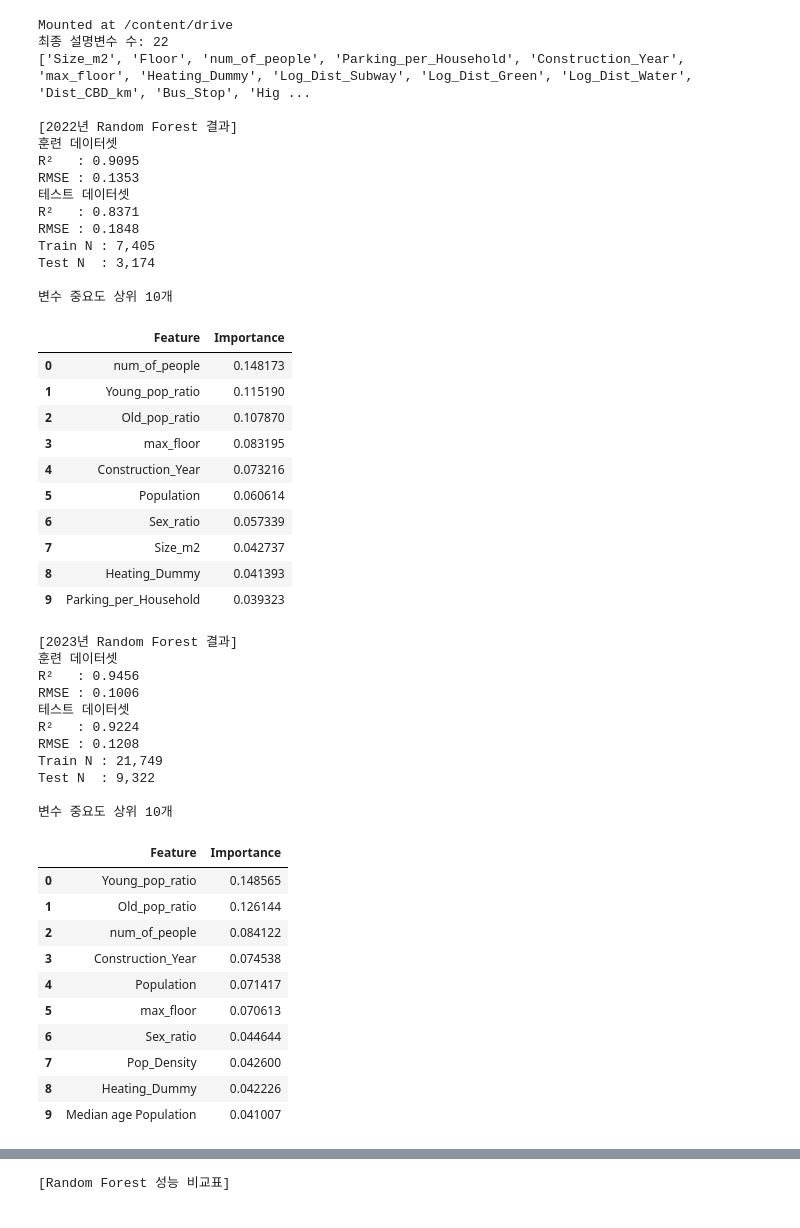
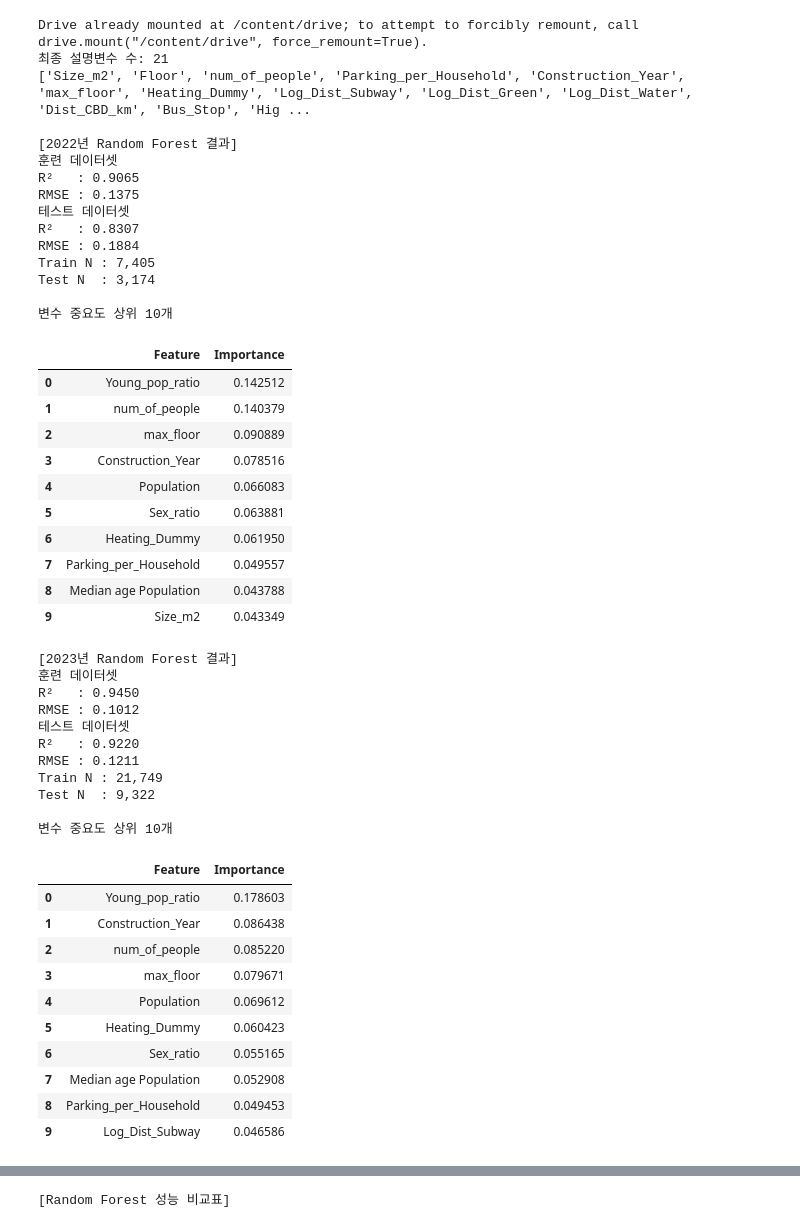
Before and after one commit to Le2se0hy/XAI_An, a Jupyter notebook: RF.ipynb, the cells around one changed output, grey strips where cells are left out. Drawn from its saved outputs; the diff is of its cells as text; code cells hidden in the pictures.

Commit message:
Old Population 변수 삭제

```diff
--- a/RF.ipynb
+++ b/RF.ipynb
@@ -66,7 +66,6 @@ def prepare_seoul_df_final(df_input):
         "Sex_ratio",
         "Pop. Density",
         "Median age Population",
-        "Old Population",
         "Young Population",
         "Year_Sold",
         "Month_Sold"
@@ -82,8 +81,6 @@ def prepare_seoul_df_final(df_input):
     if "Pop. Density" in df.columns:
         df["Pop_Density"] = df["Pop. Density"]
 
-    if "Old Population" in df.columns:
-        df["Old_pop_ratio"] = convert_to_ratio(df["Old Population"])
 
     if "Young Population" in df.columns:
         df["Young_pop_ratio"] = convert_to_ratio(df["Young Population"])
@@ -302,7 +299,6 @@ features = [
     "Sex_ratio",
     "Pop_Density",
     "Median age Population",
-    "Old_pop_ratio",
     "Young_pop_ratio",
 
     # 계절 통제변수
@@ -473,70 +469,70 @@ with pd.ExcelWriter(
             sheet_name=f"Importance_{year}",
             index=False
         )
 
     # 전체 기간 예측값
     rf_full_out["pred_df"].to_excel(
         writer,
         sheet_name="Pred_Full",
         index=False
     )
 
     # 전체 기간 변수 중요도
     rf_full_out["importance_df"].to_excel(
         writer,
         sheet_name="Importance_Full",
         index=False
     )
 
 print(f"\n저장 완료: {output_path}")
 # %% [output]
-Mounted at /content/drive
-최종 설명변수 수: 22
+Drive already mounted at /content/drive; to attempt to forcibly remount, call drive.mount("/content/drive", force_remount=True).
+최종 설명변수 수: 21
 ['Size_m2', 'Floor', 'num_of_people', 'Parking_per_Household', 'Construction_Year', 'max_floor', 'Heating_Dummy', 'Log_Dist_Subway', 'Log_Dist_Green', 'Log_Dist_Water', 'Dist_CBD_km', 'Bus_Stop', 'Hig ...
 
 [2022년 Random Forest 결과]
 훈련 데이터셋
-R²   : 0.9095
-RMSE : 0.1353
+R²   : 0.9065
+RMSE : 0.1375
 테스트 데이터셋
-R²   : 0.8371
-RMSE : 0.1848
+R²   : 0.8307
+RMSE : 0.1884
 Train N : 7,405
 Test N  : 3,174
 
 변수 중요도 상위 10개
 |  | Feature | Importance |
-| 0 | num_of_people | 0.148173 |
-| 1 | Young_pop_ratio | 0.115190 |
-| 2 | Old_pop_ratio | 0.107870 |
-| 3 | max_floor | 0.083195 |
-| 4 | Construction_Year | 0.073216 |
-| 5 | Population | 0.060614 |
-| 6 | Sex_ratio | 0.057339 |
-| 7 | Size_m2 | 0.042737 |
-| 8 | Heating_Dummy | 0.041393 |
-| 9 | Parking_per_Household | 0.039323 |
+| 0 | Young_pop_ratio | 0.142512 |
+| 1 | num_of_people | 0.140379 |
+| 2 | max_floor | 0.090889 |
+| 3 | Construction_Year | 0.078516 |
+| 4 | Population | 0.066083 |
+| 5 | Sex_ratio | 0.063881 |
+| 6 | Heating_Dummy | 0.061950 |
+| 7 | Parking_per_Household | 0.049557 |
+| 8 | Median age Population | 0.043788 |
+| 9 | Size_m2 | 0.043349 |
 [2023년 Random Forest 결과]
 훈련 데이터셋
-R²   : 0.9456
-RMSE : 0.1006
+R²   : 0.9450
+RMSE : 0.1012
 테스트 데이터셋
-R²   : 0.9224
-RMSE : 0.1208
+R²   : 0.9220
+RMSE : 0.1211
 Train N : 21,749
 Test N  : 9,322
 
 변수 중요도 상위 10개
 |  | Feature | Importance |
-| 0 | Young_pop_ratio | 0.148565 |
-| 1 | Old_pop_ratio | 0.126144 |
-| 2 | num_of_people | 0.084122 |
-| 3 | Construction_Year | 0.074538 |
-| 4 | Population | 0.071417 |
-| 5 | max_floor | 0.070613 |
-| 6 | Sex_ratio | 0.044644 |
-| 7 | Pop_Density | 0.042600 |
-| 8 | Heating_Dummy | 0.042226 |
-| 9 | Median age Population | 0.041007 |
+| 0 | Young_pop_ratio | 0.178603 |
+| 1 | Construction_Year | 0.086438 |
+| 2 | num_of_people | 0.085220 |
+| 3 | max_floor | 0.079671 |
+| 4 | Population | 0.069612 |
+| 5 | Heating_Dummy | 0.060423 |
+| 6 | Sex_ratio | 0.055165 |
+| 7 | Median age Population | 0.052908 |
+| 8 | Parking_per_Household | 0.049453 |
+| 9 | Log_Dist_Subway | 0.046586 |
 [전체 기간 Random Forest 결과]
 훈련 데이터셋
```
Also changed, not shown: parts of 1 cell of this notebook.
